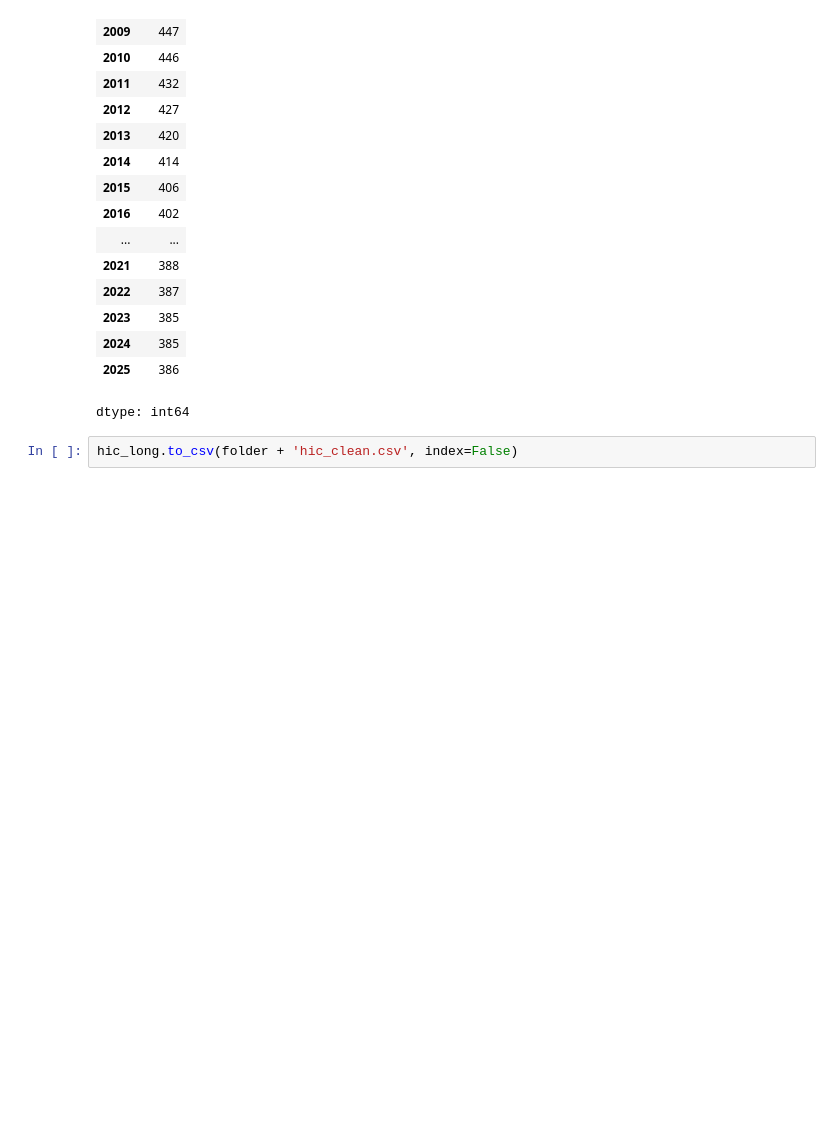
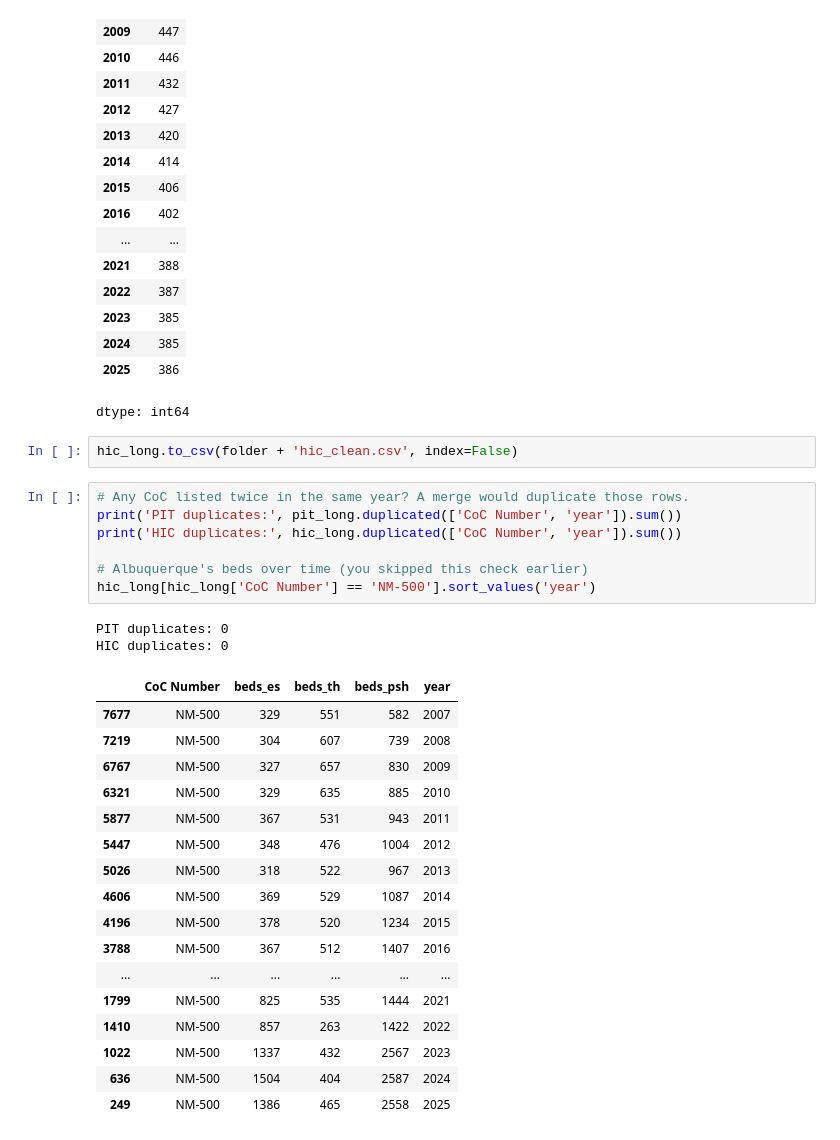
Before and after one commit to hmsealy/Capstone-Data-science-Class-, a Jupyter notebook: homeless.ipynb, the cells around one changed output. Saved outputs shown, nothing was run; the diff lists cells and outputs as text; blank space fills up the shorter version.

```diff
--- a/homeless.ipynb
+++ b/homeless.ipynb
@@ -639,3 +639,30 @@ dtype: int64
 dtype: int64
 # %%
 hic_long.to_csv(folder + 'hic_clean.csv', index=False)
+# %%
+# Any CoC listed twice in the same year? A merge would duplicate those rows.
+print('PIT duplicates:', pit_long.duplicated(['CoC Number', 'year']).sum())
+print('HIC duplicates:', hic_long.duplicated(['CoC Number', 'year']).sum())
+
+# Albuquerque's beds over time (you skipped this check earlier)
+hic_long[hic_long['CoC Number'] == 'NM-500'].sort_values('year')
+# %% [output]
+PIT duplicates: 0
+HIC duplicates: 0
+|  | CoC Number | beds_es | beds_th | beds_psh | year |
+| 7677 | NM-500 | 329 | 551 | 582 | 2007 |
+| 7219 | NM-500 | 304 | 607 | 739 | 2008 |
+| 6767 | NM-500 | 327 | 657 | 830 | 2009 |
+| 6321 | NM-500 | 329 | 635 | 885 | 2010 |
+| 5877 | NM-500 | 367 | 531 | 943 | 2011 |
+| 5447 | NM-500 | 348 | 476 | 1004 | 2012 |
+| 5026 | NM-500 | 318 | 522 | 967 | 2013 |
+| 4606 | NM-500 | 369 | 529 | 1087 | 2014 |
+| 4196 | NM-500 | 378 | 520 | 1234 | 2015 |
+| 3788 | NM-500 | 367 | 512 | 1407 | 2016 |
+| ... | ... | ... | ... | ... | ... |
+| 1799 | NM-500 | 825 | 535 | 1444 | 2021 |
+| 1410 | NM-500 | 857 | 263 | 1422 | 2022 |
+| 1022 | NM-500 | 1337 | 432 | 2567 | 2023 |
+| 636 | NM-500 | 1504 | 404 | 2587 | 2024 |
+| 249 | NM-500 | 1386 | 465 | 2558 | 2025 |
```
Also changed, not shown: parts of 4 cells of this notebook.
